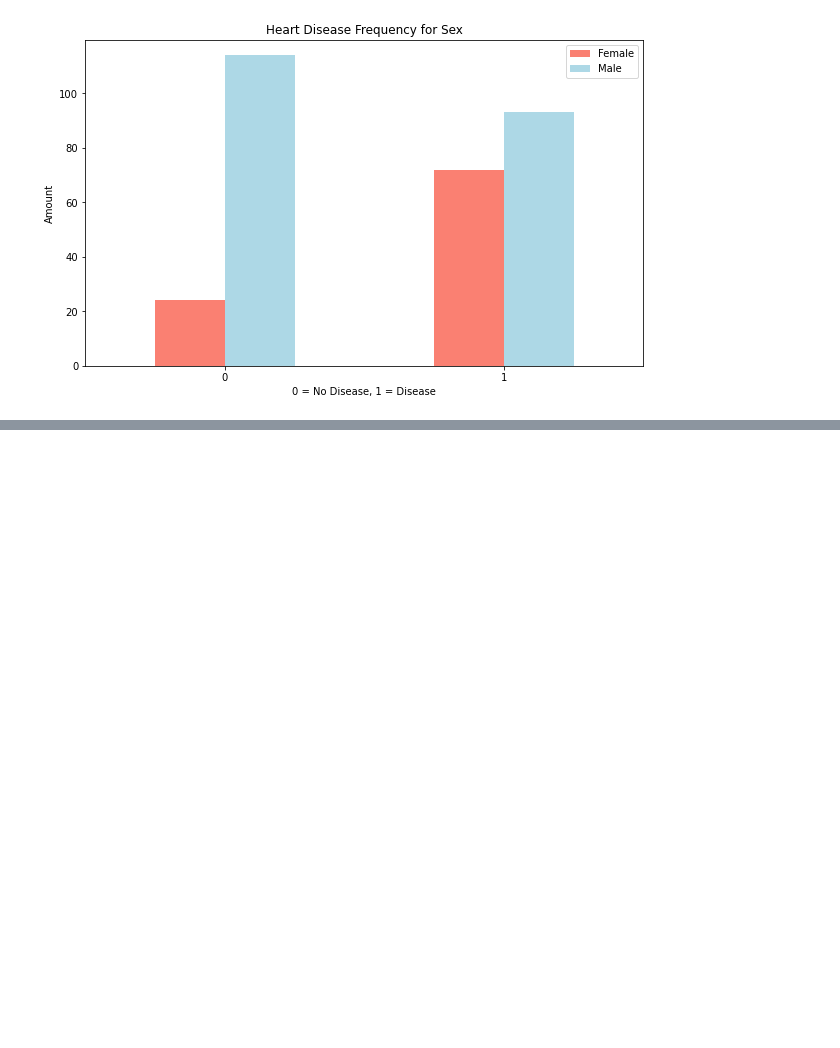
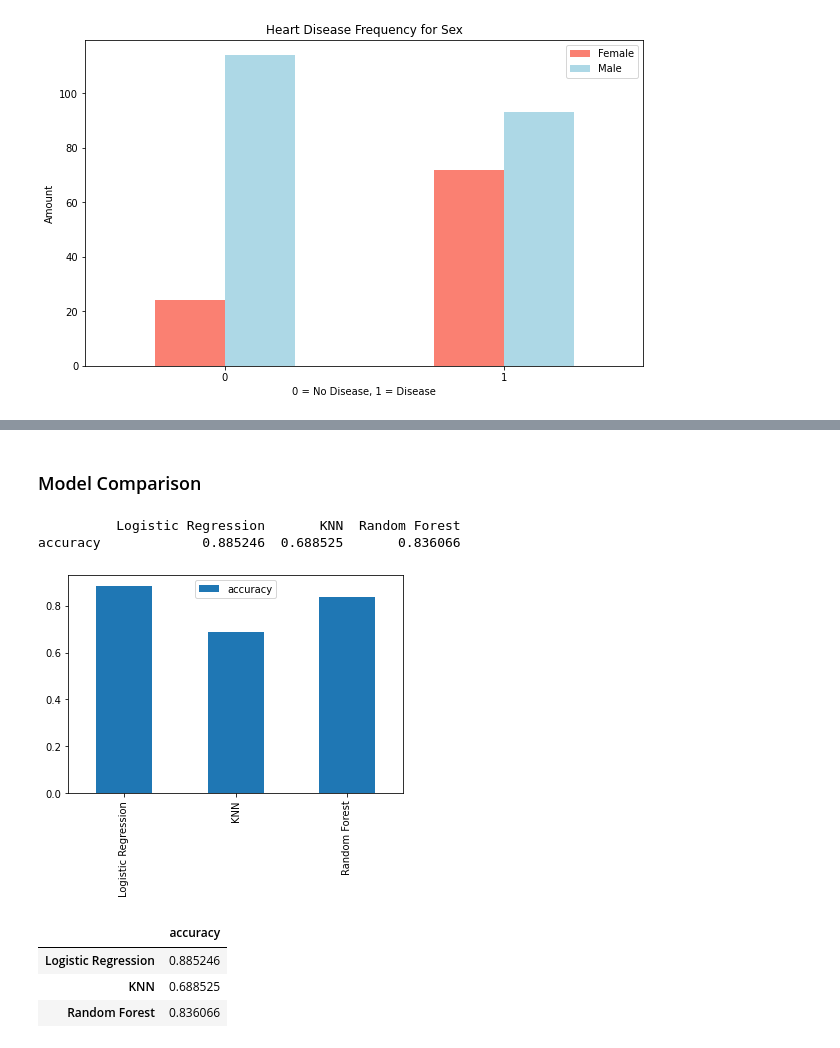
Before and after one commit to rafaroman18/Heart-Disease-Classification, a Jupyter notebook: Classification.ipynb, the cells around one changed output, grey strips where cells are left out. Cells and saved outputs as stored; diff of their text form; code cells hidden in the pictures; blank space fills up the shorter version.

```diff
--- a/Classification.ipynb
+++ b/Classification.ipynb
@@ -397,0 +387,4 @@ Please also refer to the documentation for alternative solver options:
+# %%
+model_scores = fit_and_score(models, X_train, X_test, y_train, y_test)
+
+model_scores
@@ -397,0 +402,16 @@ Please also refer to the documentation for alternative solver options:
+# %% [markdown]
+### Model Comparison
+# %%
+model_compare = pd.DataFrame(model_scores, index = ["accuracy"])
+print(model_compare), model_compare.T.plot.bar();
+# %% [output]
+          Logistic Regression       KNN  Random Forest
+accuracy             0.885246  0.688525       0.836066
+[figure, added]
+# %%
+model_compare.T
+# %% [output]
+|  | accuracy |
+| Logistic Regression | 0.885246 |
+| KNN | 0.688525 |
+| Random Forest | 0.836066 |
```
Also changed, not shown: parts of 40 cells of this notebook.
